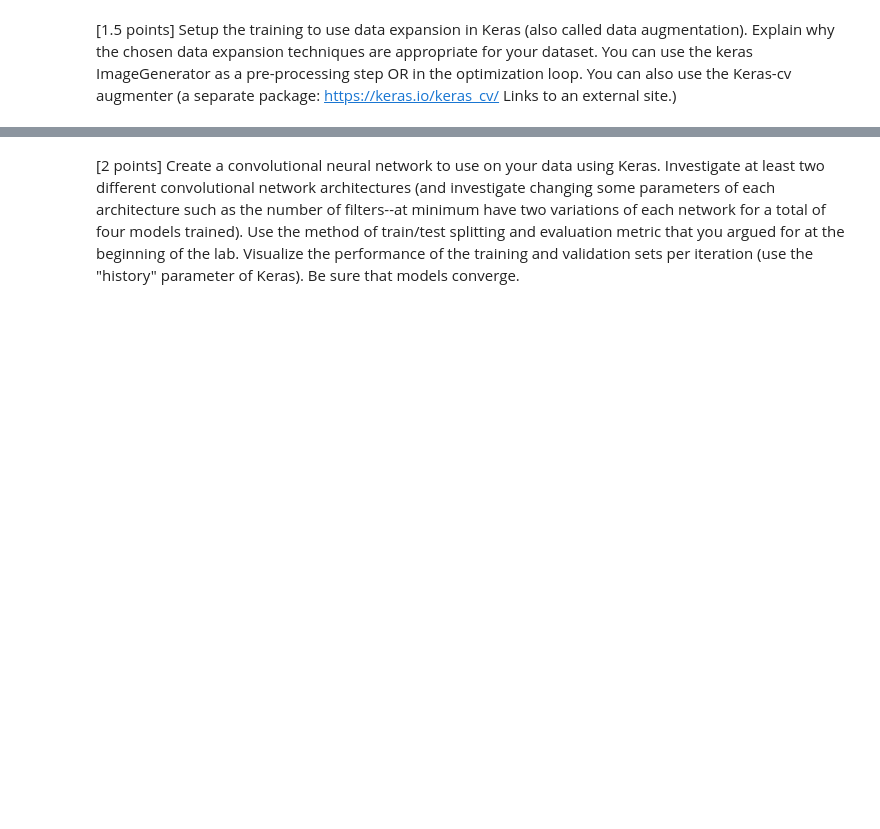
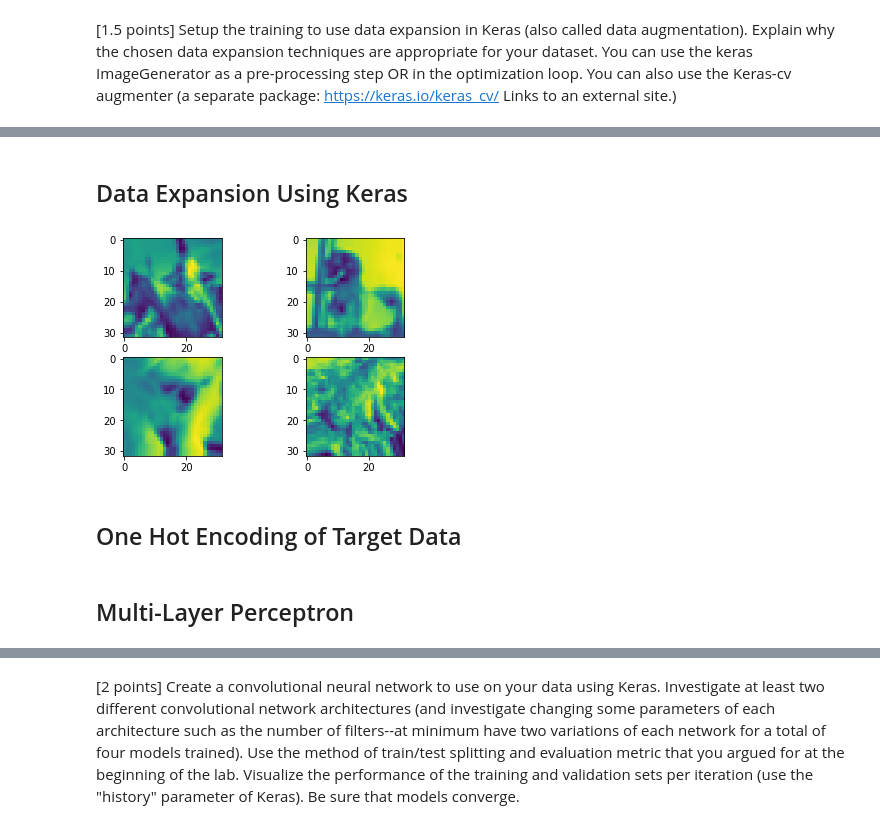
Before and after one commit to lukedemaio/MLLab06, a Jupyter notebook: Lab 6.ipynb, the cells around one changed output, grey strips where cells are left out. Drawn from its saved outputs; the diff is of its cells as text; code cells hidden in the pictures; blank space fills up the shorter version.

```diff
--- a/Lab 6.ipynb
+++ b/Lab 6.ipynb
@@ -174,0 +131,25 @@ Wall time: 3min 29s
+# %% [markdown]
+## Data Expansion Using Keras
+# %%
+from keras.preprocessing.image import ImageDataGenerator
+
+datagen = ImageDataGenerator(
+    rotation_range=45,
+    horizontal_flip=True,
+    width_shift_range=3/32,
+    height_shift_range=3/32,
+    fill_mode='nearest'
+    )
+datagen.fit(X_train)
+
+#Visualing augmentation
+for X_batch, y_batch in datagen.flow(X_train, y_train, batch_size=4, seed=0):
+    for i in range(0,4):
+        plt.subplot(220+1+i)
+        plt.imshow(X_batch[i])
+    plt.show()
+    break
+# %% [output]
+[figure, added]
+# %% [markdown]
+## One Hot Encoding of Target Data
@@ -174,0 +161,2 @@ Wall time: 3min 29s
+# %% [markdown]
+## Multi-Layer Perceptron
```
Also changed, not shown: parts of 25 cells of this notebook.
